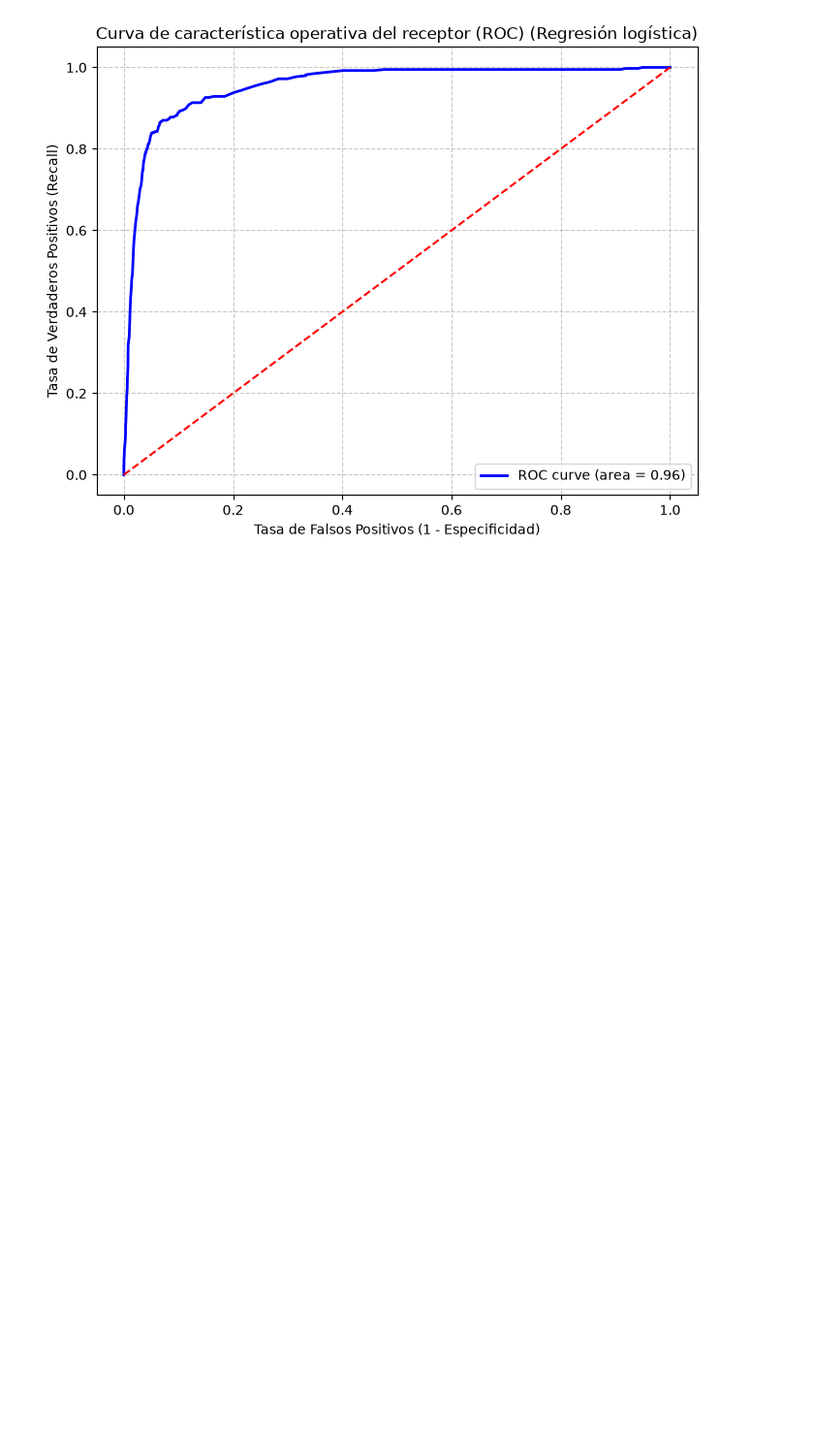
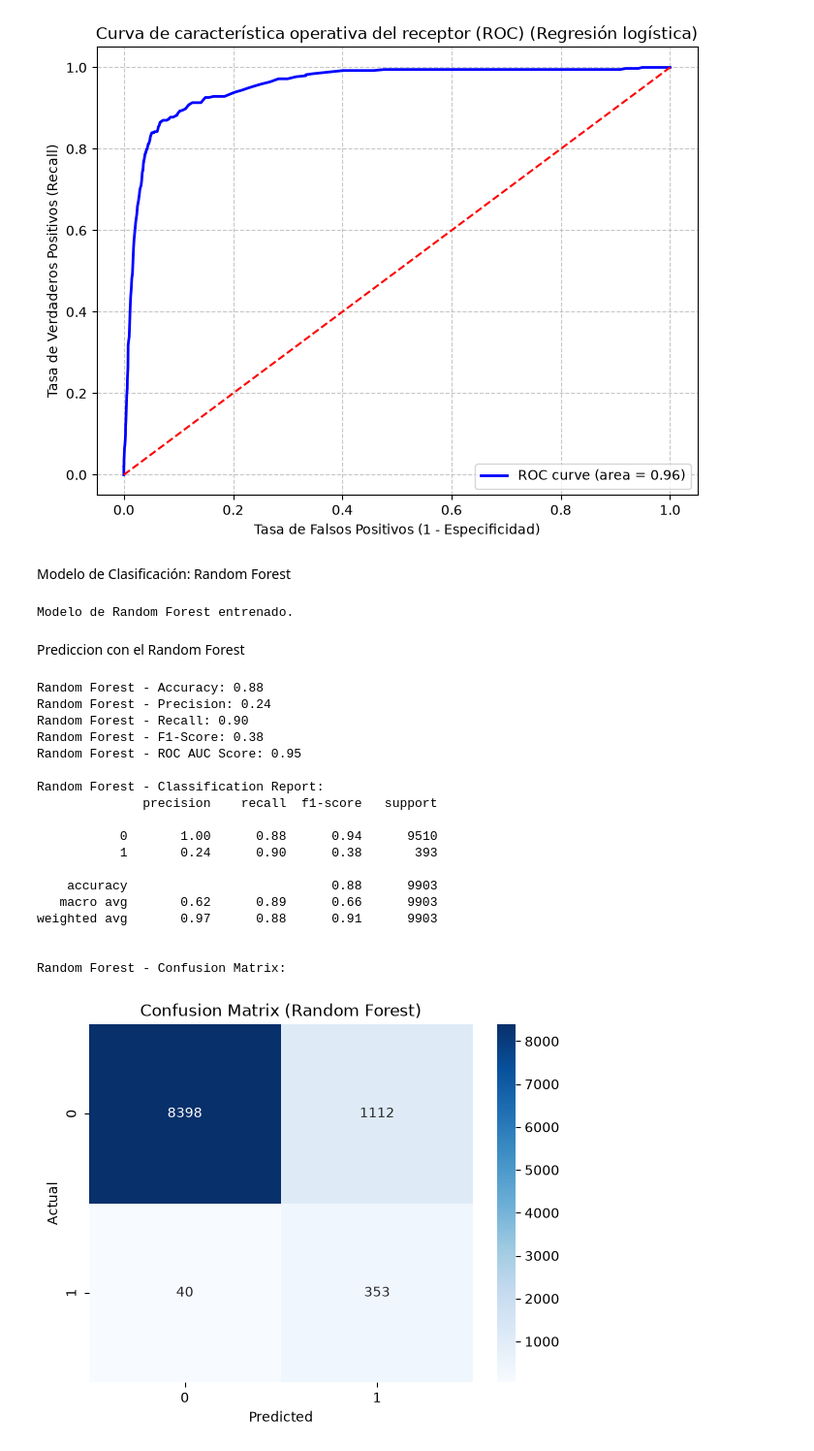
Before and after one commit to joe0zf/covid19-ml-analysis, a Jupyter notebook: notebooks/supervised-learning.ipynb, the cells around one changed output. Shown at 97% size. Saved outputs shown, nothing was run; the diff lists cells and outputs as text; code cells hidden in the pictures; blank space fills up the shorter version.

```diff
--- a/notebooks/supervised-learning.ipynb
+++ b/notebooks/supervised-learning.ipynb
@@ -178,3 +178,76 @@ weighted avg       0.97      0.90      0.93      9903
 Matriz de Confusión:
 [figure]
 [figure]
+# %% [markdown]
+Modelo de Clasificación: Random Forest
+# %%
+from sklearn.ensemble import RandomForestClassifier
+
+# Inicializar y entrenar el modelo de Random Forest
+random_forest_model = RandomForestClassifier(random_state=42, class_weight='balanced')
+random_forest_model.fit(X_train_scaled_log, y_train_log)
+
+print("Modelo de Random Forest entrenado.")
+# %% [output]
+Modelo de Random Forest entrenado.
+# %% [markdown]
+Prediccion con el Random Forest
+# %%
+y_pred_rf = random_forest_model.predict(X_test_scaled_log)
+y_pred_proba_rf = random_forest_model.predict_proba(X_test_scaled_log)[:, 1]
+
+# Evaluar el modelo de Random Forest
+accuracy_rf = accuracy_score(y_test_log, y_pred_rf)
+precision_rf = precision_score(y_test_log, y_pred_rf)
+recall_rf = recall_score(y_test_log, y_pred_rf)
+f1_rf = f1_score(y_test_log, y_pred_rf)
+roc_auc_rf = roc_auc_score(y_test_log, y_pred_proba_rf)
+
+print(f"\nRandom Forest - Accuracy: {accuracy_rf:.2f}")
+print(f"Random Forest - Precision: {precision_rf:.2f}")
+print(f"Random Forest - Recall: {recall_rf:.2f}")
+print(f"Random Forest - F1-Score: {f1_rf:.2f}")
+print(f"Random Forest - ROC AUC Score: {roc_auc_rf:.2f}")
+
+print("\nRandom Forest - Classification Report:")
+print(classification_report(y_test_log, y_pred_rf))
+
+print("\nRandom Forest - Confusion Matrix:")
+conf_matrix_rf = confusion_matrix(y_test_log, y_pred_rf)
+sns.heatmap(conf_matrix_rf, annot=True, fmt='d', cmap='Blues')
+plt.xlabel('Predicted')
+plt.ylabel('Actual')
+plt.title('Confusion Matrix (Random Forest)')
+plt.show()
+
+# Curva ROC para el Random Forest
+fpr_rf, tpr_rf, thresholds_rf = roc_curve(y_test_log, y_pred_proba_rf)
+plt.figure(figsize=(8, 6))
+plt.plot(fpr_rf, tpr_rf, color='blue', lw=2, label=f'ROC curve (area = {roc_auc_rf:.2f})')
+plt.plot([0, 1], [0, 1], color='red', linestyle='--')
+plt.xlabel('False Positive Rate')
+plt.ylabel('True Positive Rate')
+plt.title('Receiver Operating Characteristic (ROC) Curve (Random Forest)')
+plt.legend()
+plt.grid(True, linestyle='--', alpha=0.7)
+plt.show()
+# %% [output]
+Random Forest - Accuracy: 0.88
+Random Forest - Precision: 0.24
+Random Forest - Recall: 0.90
+Random Forest - F1-Score: 0.38
+Random Forest - ROC AUC Score: 0.95
+
+Random Forest - Classification Report:
+              precision    recall  f1-score   support
+
+           0       1.00      0.88      0.94      9510
+           1       0.24      0.90      0.38       393
+
+    accuracy                           0.88      9903
+   macro avg       0.62      0.89      0.66      9903
+weighted avg       0.97      0.88      0.91      9903
+
+
+Random Forest - Confusion Matrix:
+[figure, added]
```
Also changed, not shown: parts of 1 cell of this notebook.
